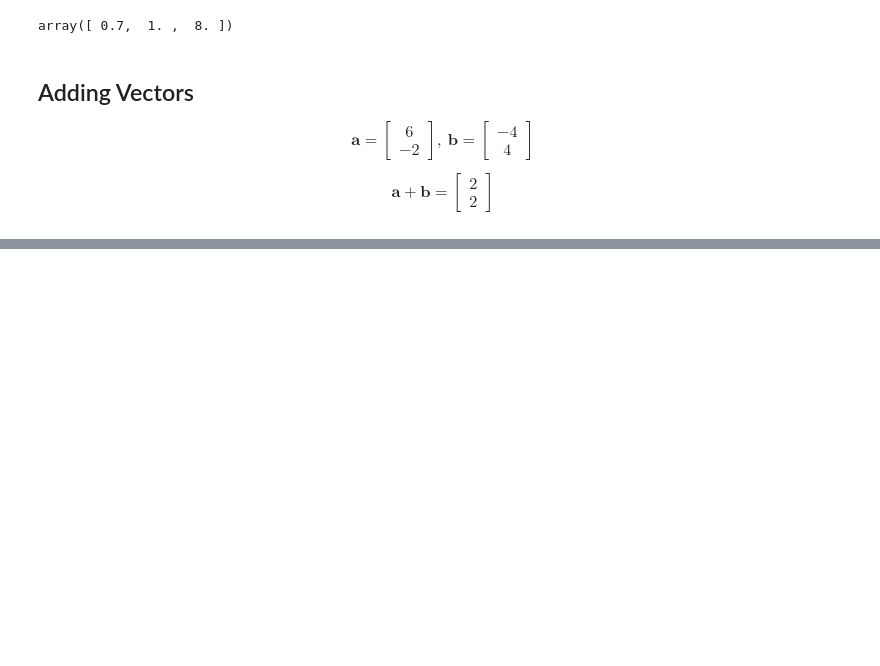
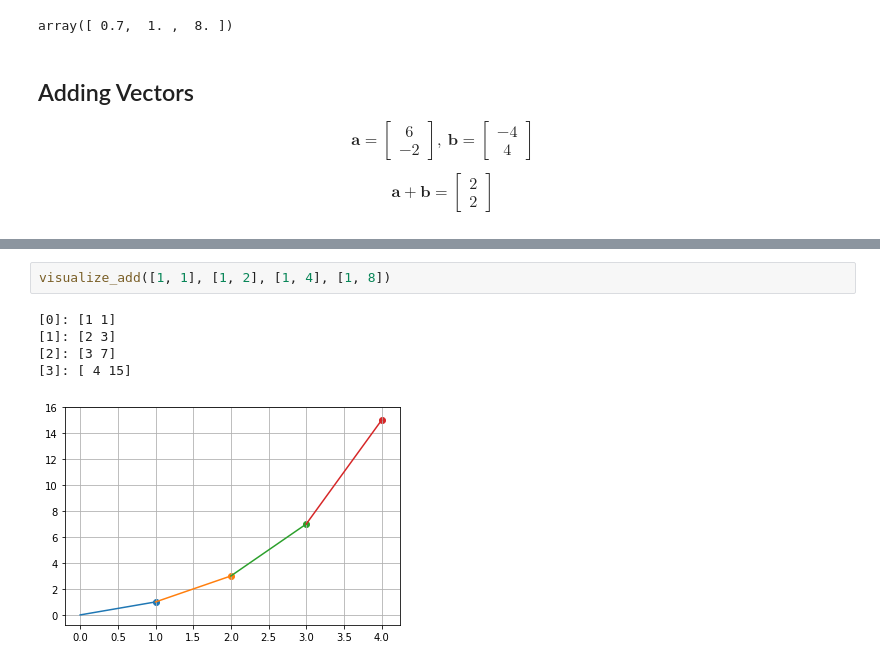
Before and after one commit to AndersonJo/machine-learning, a Jupyter notebook: Mathematics/2020 Linear Algebra/001 Vector.ipynb, the cells around one changed output, grey strips where cells are left out. Drawn from its saved outputs; the diff is of its cells as text; blank space fills up the shorter version.

```diff
--- a/Mathematics/2020 Linear Algebra/001 Vector.ipynb
+++ b/Mathematics/2020 Linear Algebra/001 Vector.ipynb
@@ -38,0 +43,8 @@ TypeError: 'function' object is not subscriptable
+# %%
+visualize_add([1, 1], [1, 2], [1, 4], [1, 8])
+# %% [output]
+[0]: [1 1]
+[1]: [2 3]
+[2]: [3 7]
+[3]: [ 4 15]
+[figure, added]
```
Also changed, not shown: parts of 4 cells of this notebook.
